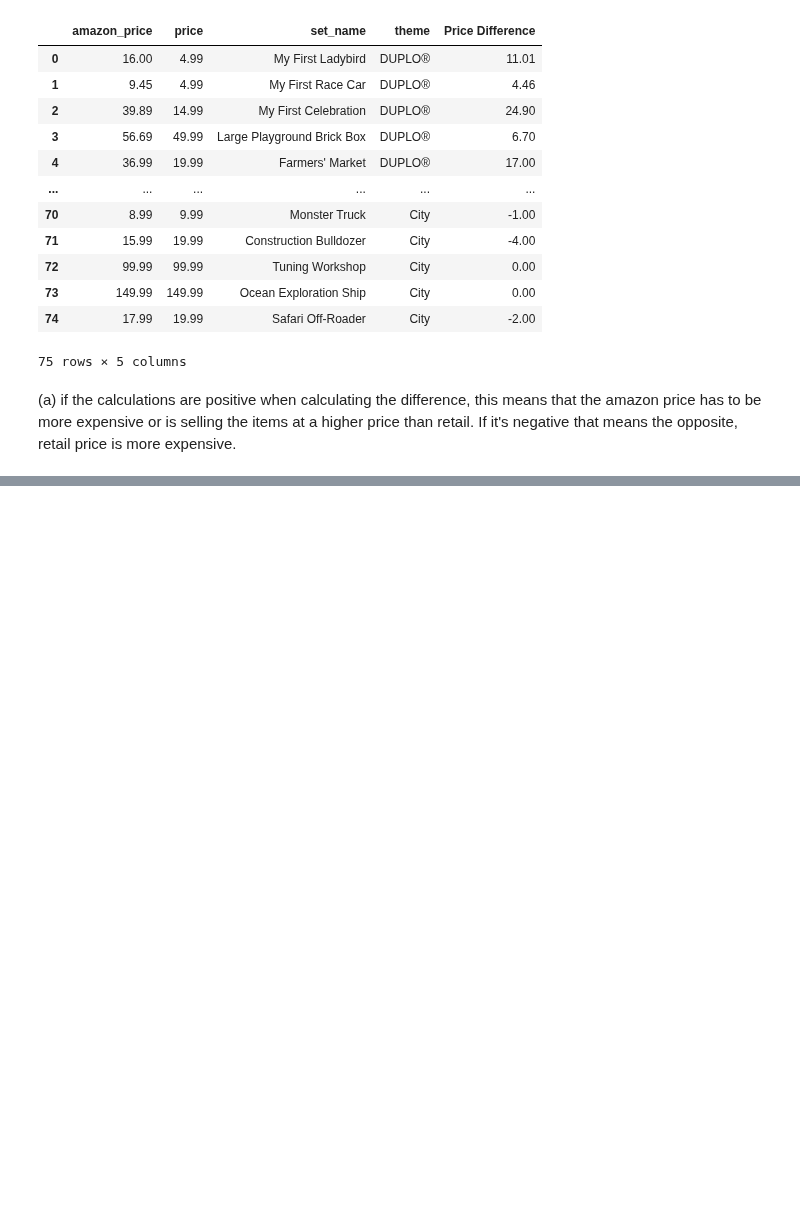
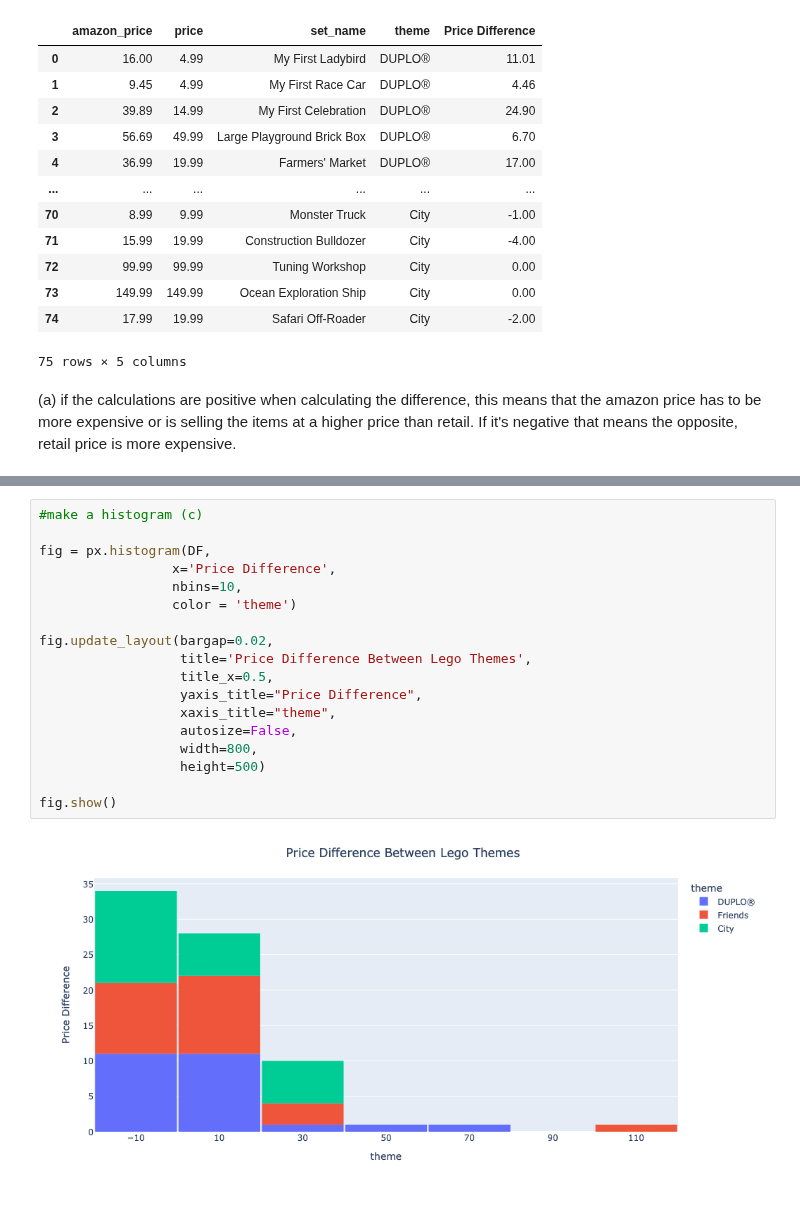
Before and after one commit to ehernandez0904/Data-101-Fall-2025, a Jupyter notebook: Exam 1/Untitled.ipynb, the cells around one changed output, grey strips where cells are left out. Drawn from its saved outputs; the diff is of its cells as text; blank space fills up the shorter version.

```diff
--- a/Exam 1/Untitled.ipynb
+++ b/Exam 1/Untitled.ipynb
@@ -260,0 +276,20 @@ DF[my_newcolumns]
+# %%
+#make a histogram (c)
+
+fig = px.histogram(DF,
+                 x='Price Difference',
+                 nbins=10,
+                 color = 'theme')
+
+fig.update_layout(bargap=0.02,
+                  title='Price Difference Between Lego Themes',
+                  title_x=0.5,
+                  yaxis_title="Price Difference",
+                  xaxis_title="theme",
+                  autosize=False,
+                  width=800,
+                  height=500)
+
+fig.show()
+# %% [output]
+[figure, added]
```
Also changed, not shown: parts of 22 cells of this notebook.
